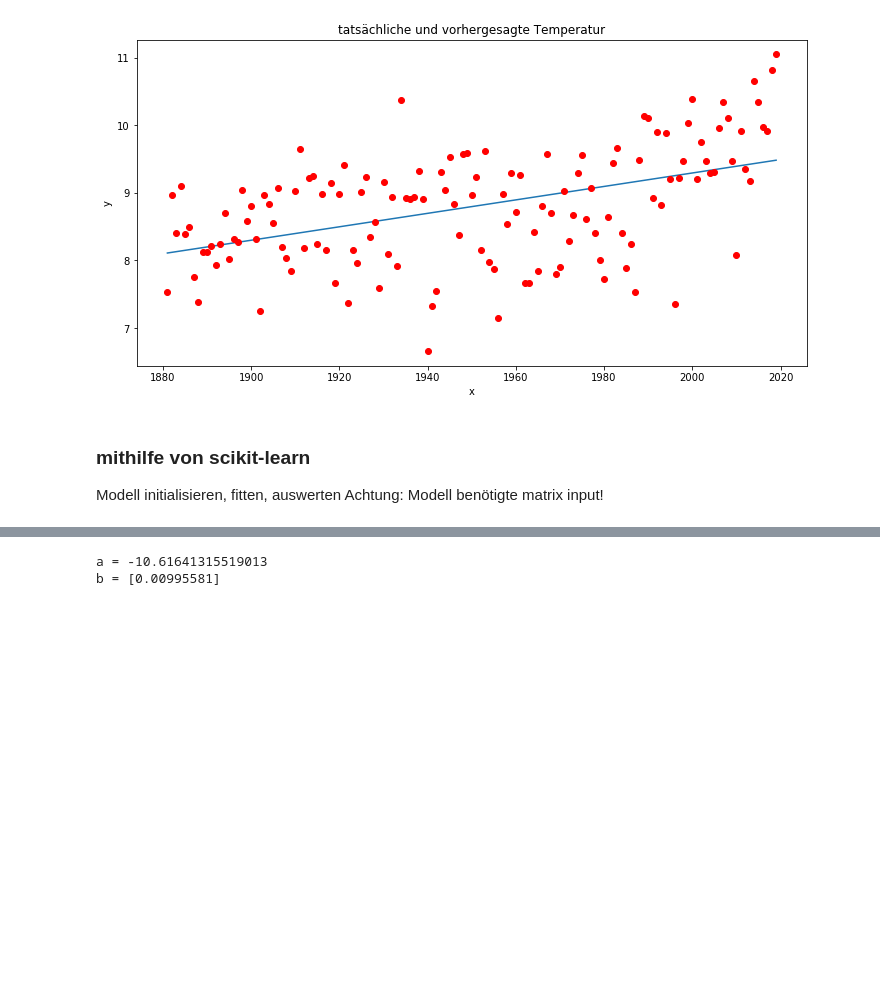
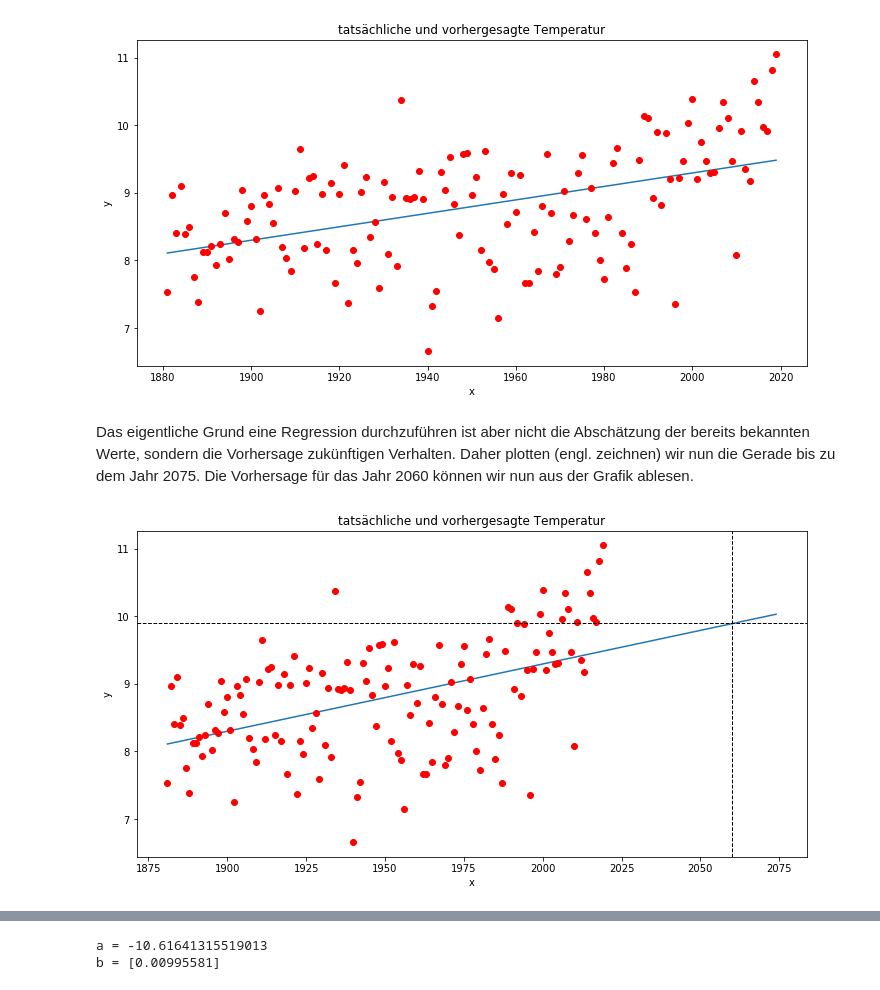
Before and after one commit to StefanSpieker/52Stunden, a Jupyter notebook: lineare_regression/temperaturvorhersage.ipynb, the cells around one changed output, grey strips where cells are left out. Drawn from its saved outputs; the diff is of its cells as text; code cells hidden in the pictures; blank space fills up the shorter version.

Commit message:
extended jupyter notebook for regression

```diff
--- a/lineare_regression/temperaturvorhersage.ipynb
+++ b/lineare_regression/temperaturvorhersage.ipynb
@@ -67,12 +67,12 @@ Berechnung Mittelwert, Varianz von x + Covarianz von x und y, Parameter a und b
 # %%
-xmean = np.mean(x)
-ymean = np.mean(y)
+x_mittel = np.mean(x)
+y_mittel = np.mean(y)
 
-df['xycov'] = (df['x'] - xmean) * (df['y'] - ymean)
-df['xvar'] = (df['x'] - xmean)**2
+df['xy_cov'] = (df['x'] - x_mittel) * (df['y'] - y_mittel)
+df['x_var'] = (df['x'] - x_mittel)**2
 
-b = df['xycov'].sum() / df['xvar'].sum()
-a = ymean - (b * xmean)
+b = df['xy_cov'].sum() / df['x_var'].sum()
+a = y_mittel - (b * x_mittel)
 print(f'a = {a}')
 print(f'b = {b}')
 # %% [output]
@@ -96,7 +98,21 @@ plt.ylabel('y')
 plt.show()
 # %% [output]
 [figure]
-# %% [markdown]
-### mithilfe von scikit-learn
-Modell initialisieren, fitten, auswerten
-Achtung: Modell benötigte matrix input!
+# %% [markdown]
+Das eigentliche Grund eine Regression durchzuführen ist aber nicht die Abschätzung der bereits bekannten Werte, sondern die Vorhersage zukünftigen Verhalten. Daher plotten (engl. zeichnen) wir nun die Gerade bis zu dem Jahr 2075. Die Vorhersage für das Jahr 2060 können wir nun aus der Grafik ablesen.
+# %%
+x_erweitert = range(1881,2075)
+y_vorhersage_erweitert = b*x_erweitert + a
+
+plt.figure(figsize=(12, 6))
+plt.plot(x_erweitert, y_vorhersage_erweitert) # Gerade im erweiterten Bereich
+plt.plot(x, y, 'ro')                          # scatter plot der tatsächlichen Werte
+plt.axvline(2060, linewidth=1, color='k', linestyle='--')
+plt.axhline(9.9, linewidth=1, color='k', linestyle='--')
+plt.title('tatsächliche und vorhergesagte Temperatur')
+plt.xlabel('x')
+plt.ylabel('y')
+
+plt.show()
+# %% [output]
+[figure, added]
```
Also changed, not shown: parts of 18 cells of this notebook.
